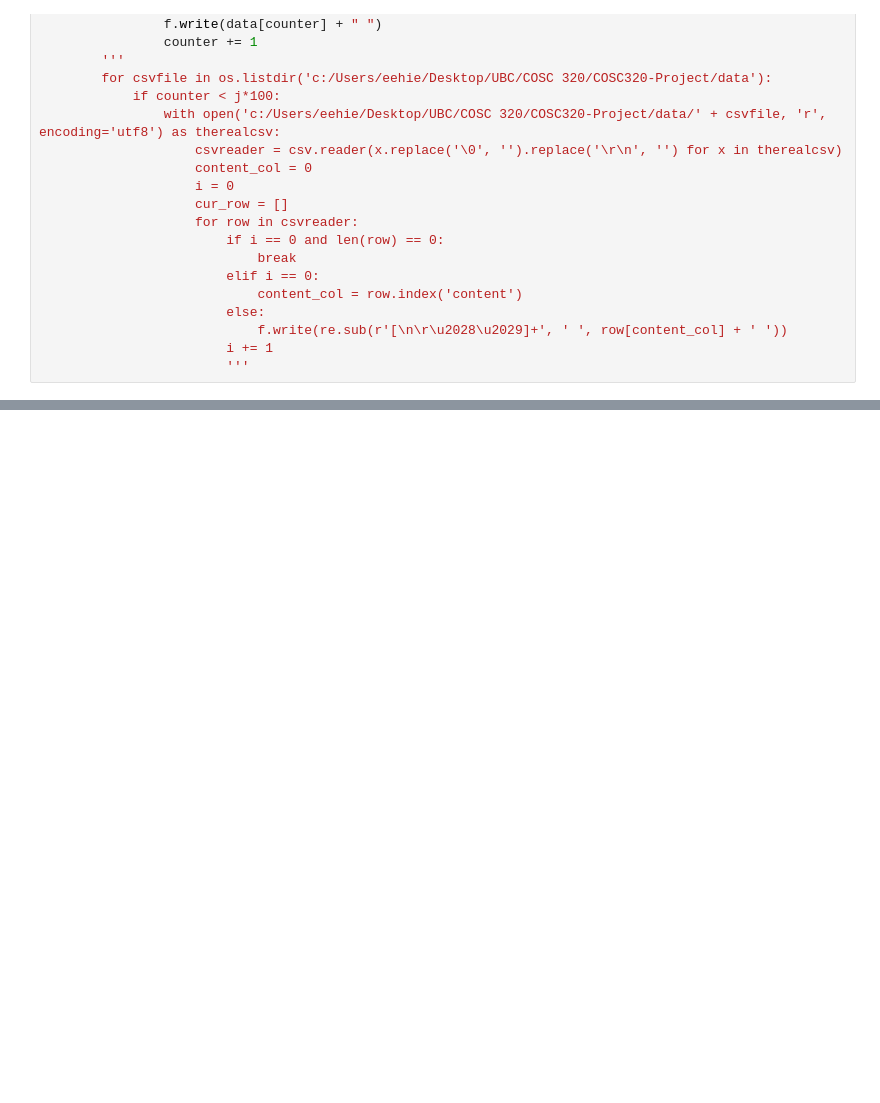
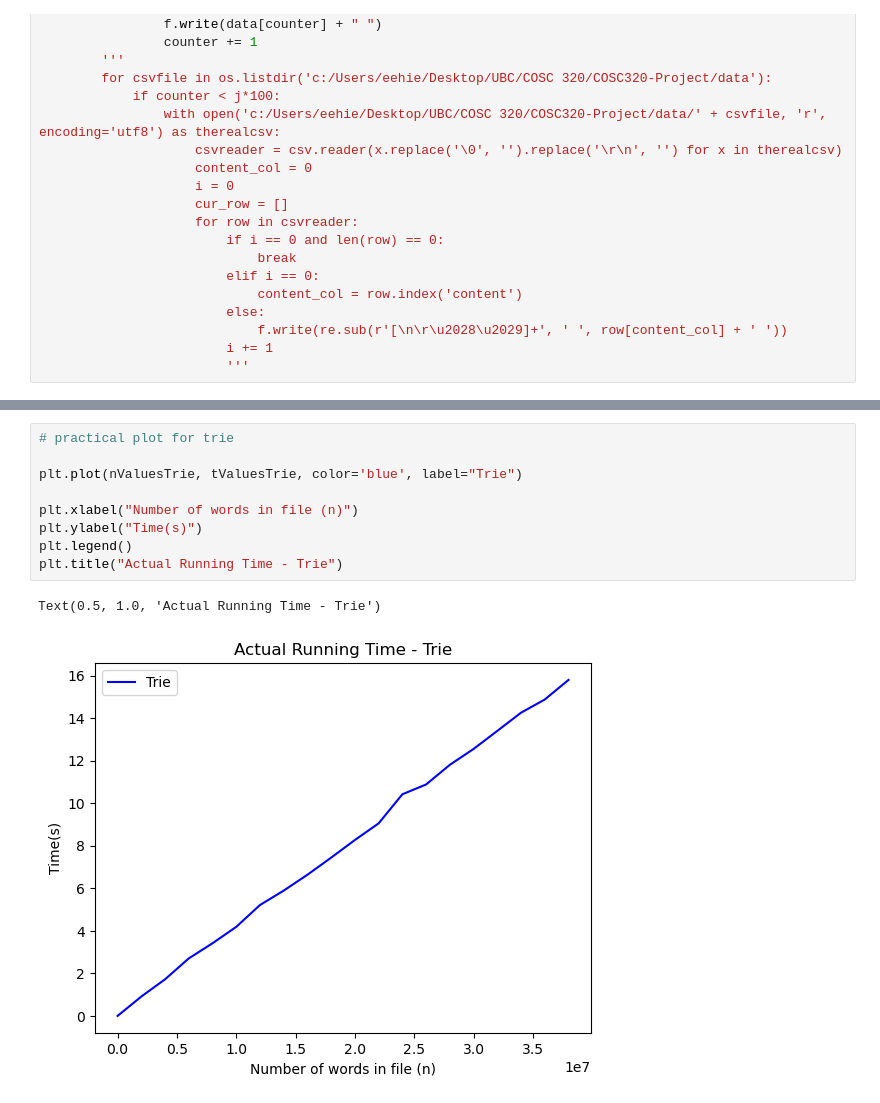
Before and after one commit to SecondFeline/COSC320-Project, a Jupyter notebook: COSC320-dataset/milestone3-plots.ipynb, the cells around one changed output, grey strips where cells are left out. Drawn from its saved outputs; the diff is of its cells as text; blank space fills up the shorter version.

Commit message:
Completed trie algorithm

```diff
--- a/COSC320-dataset/milestone3-plots.ipynb
+++ b/COSC320-dataset/milestone3-plots.ipynb
@@ -220,0 +234,12 @@ Text(0.5, 1.0, 'Actual Running Time')
+# %%
+# practical plot for trie
+
+plt.plot(nValuesTrie, tValuesTrie, color='blue', label="Trie")
+
+plt.xlabel("Number of words in file (n)")
+plt.ylabel("Time(s)")
+plt.legend()
+plt.title("Actual Running Time - Trie")
+# %% [output]
+Text(0.5, 1.0, 'Actual Running Time - Trie')
+[figure, added]
```
Also changed, not shown: parts of 6 cells of this notebook.
